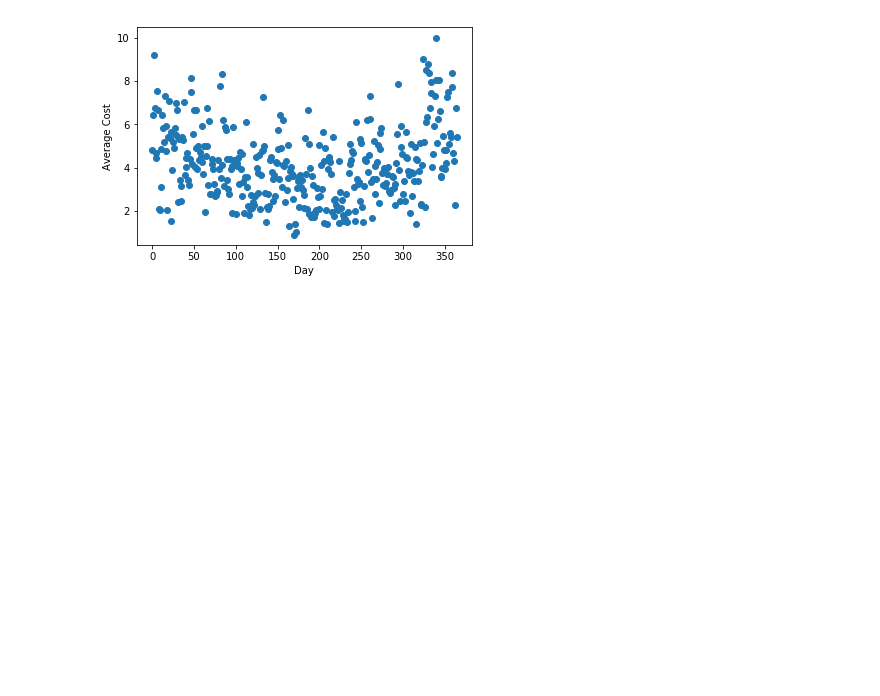
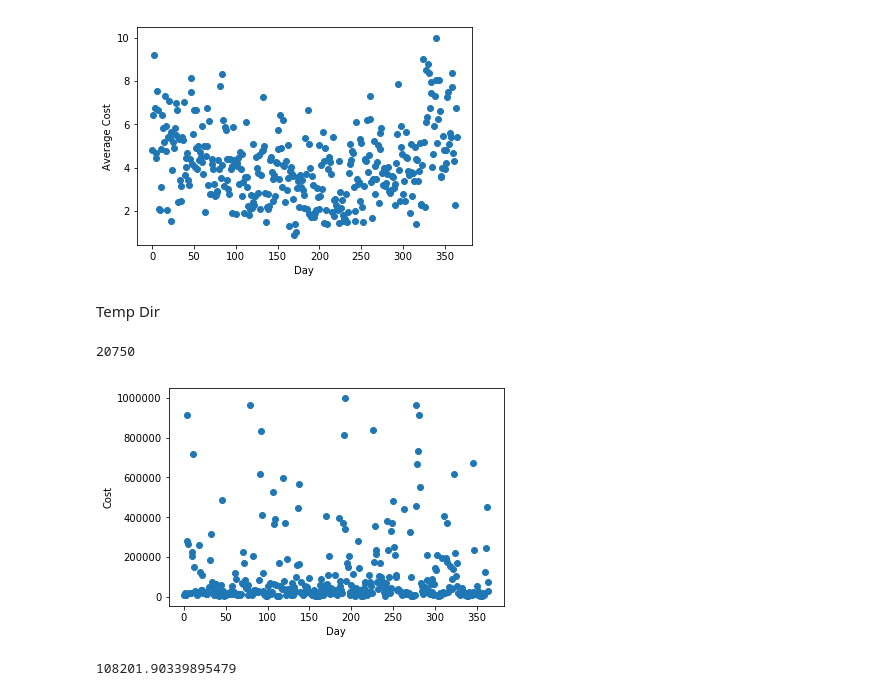
Before and after one commit to aametcalf01/wind, a Jupyter notebook: Project Results/Proj_1.ipynb, the cells around one changed output. Drawn from its saved outputs; the diff is of its cells as text; code cells hidden in the pictures; blank space fills up the shorter version.

```diff
--- a/Project Results/Proj_1.ipynb
+++ b/Project Results/Proj_1.ipynb
@@ -395,3 +395,50 @@ ax.set_ylabel('Average Cost')
 plt.show()
 # %% [output]
 [figure]
+# %% [markdown]
+Temp Dir
+# %%
+dataBaseFull6 = [[content[x][3],float(content[x][0]),float(content[x][1]),float(content[x][2]),content[x][7],float(content[x][4])*180/np.pi] for x in range(len(content))]
+dels = []
+for j in range(len(dataBaseFull6)) :
+    if '*' in dataBaseFull6[j][4] :
+        dels.append(j)
+    else :
+        dataBaseFull6[j][4]  = float(dataBaseFull6[j][4])
+dels.reverse()
+for j in dels :
+    del dataBaseFull6[j]
+len(dataBaseFull6)
+# %% [output]
+20750
+# %%
+ye = '2015'
+mos = [31,28,31,30,31,30,31,31,30,31,30,31]
+yeDat8 = []
+nStats8 = []
+for i in range(1,13) :
+    for j in range(1,mos[i-1]+1) :
+        mo = '{:0>2}'.format(i)
+        da = '{:0>2}'.format(j)
+        day = ye+mo+da
+        dataBase = []
+        for x in dataBaseFull6 :
+            if x[0] == day :
+                dataBase.append([1,x[1],x[2],x[3],x[4],x[5]])
+        if len(dataBase) > 0 :
+            nStats8.append(len(dataBase))
+            X = [x[:-1] for x in dataBase]
+            y = [x[-1] for x in dataBase]
+            model = linear_model.LinearRegression(fit_intercept = False)
+            model.fit(X,y)
+            the = np.matrix(model.coef_)
+            yeDat8.append(calcVectorizedCost(X,y,the))
+fig, ax = plt.subplots()
+ax.scatter(range(len(yeDat8)),yeDat8)
+ax.set_xlabel('Day')
+ax.set_ylabel('Cost')
+plt.show()
+np.mean(yeDat8)
+# %% [output]
+[figure, added]
+108201.90339895479
```
Also changed, not shown: parts of 20 cells of this notebook, 1 other file.
